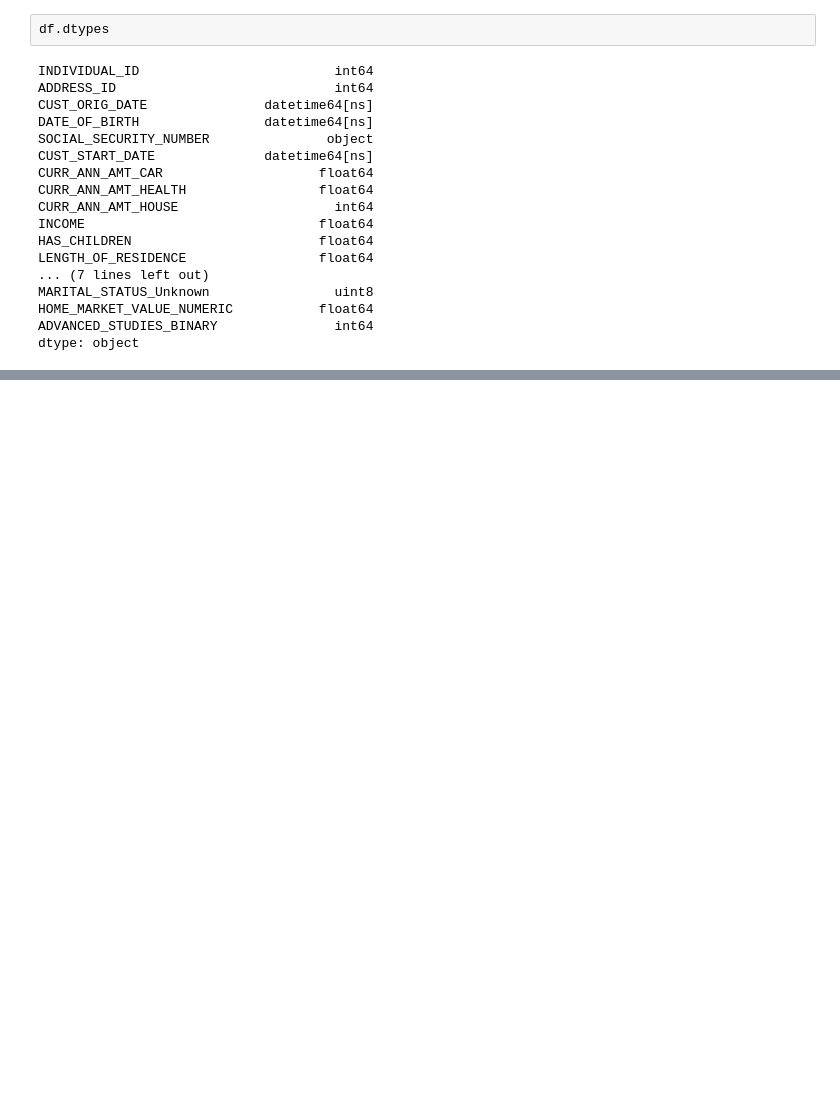
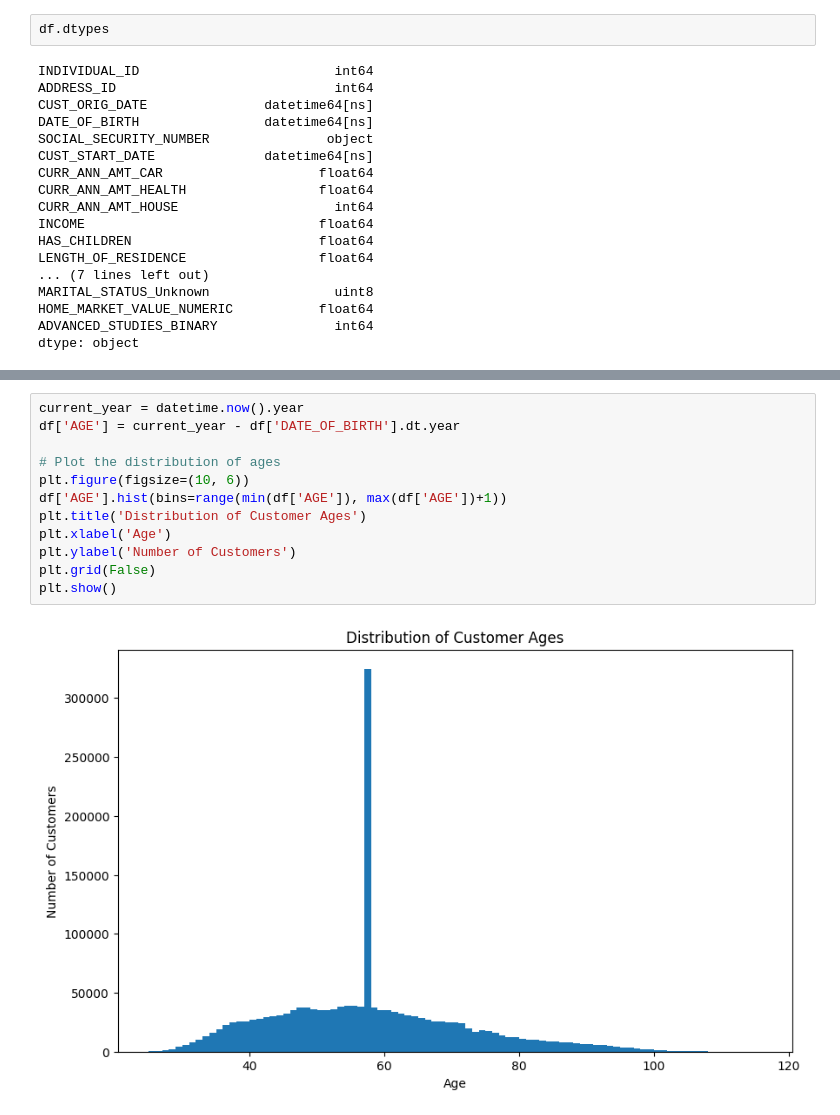
Before and after one commit to fabrizi0rigodanz0/Insurance_Analysis_ML, a Jupyter notebook: notebook.ipynb, the cells around one changed output, grey strips where cells are left out. Saved outputs shown, nothing was run; the diff lists cells and outputs as text; blank space fills up the shorter version.

```diff
--- a/notebook.ipynb
+++ b/notebook.ipynb
@@ -750,0 +864,14 @@ dtype: object
+# %%
+current_year = datetime.now().year
+df['AGE'] = current_year - df['DATE_OF_BIRTH'].dt.year
+
+# Plot the distribution of ages
+plt.figure(figsize=(10, 6))
+df['AGE'].hist(bins=range(min(df['AGE']), max(df['AGE'])+1))
+plt.title('Distribution of Customer Ages')
+plt.xlabel('Age')
+plt.ylabel('Number of Customers')
+plt.grid(False)
+plt.show()
+# %% [output]
+[figure, added]
```
Also changed, not shown: parts of 19 cells of this notebook.
